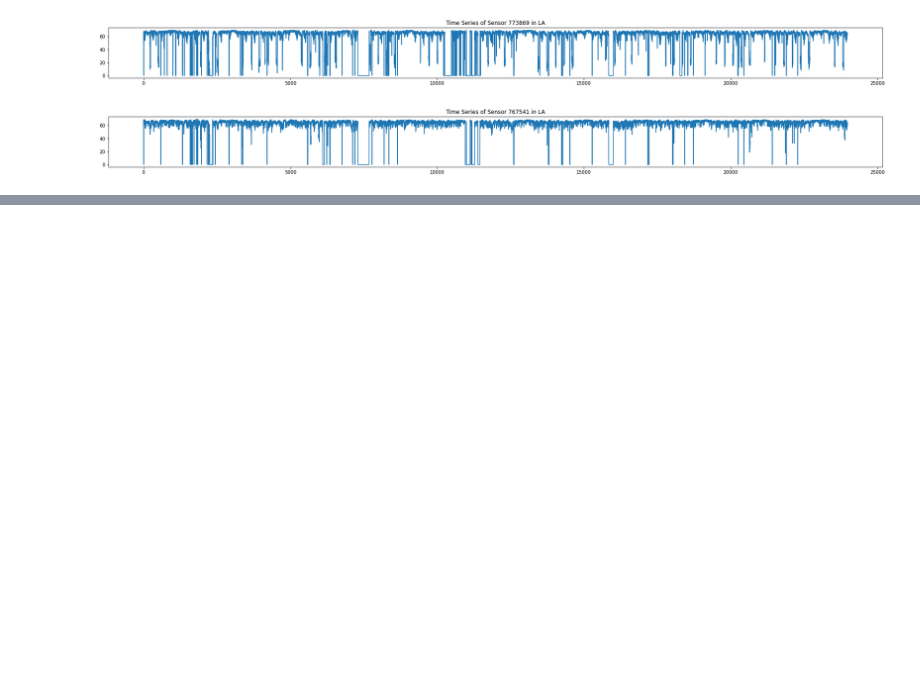
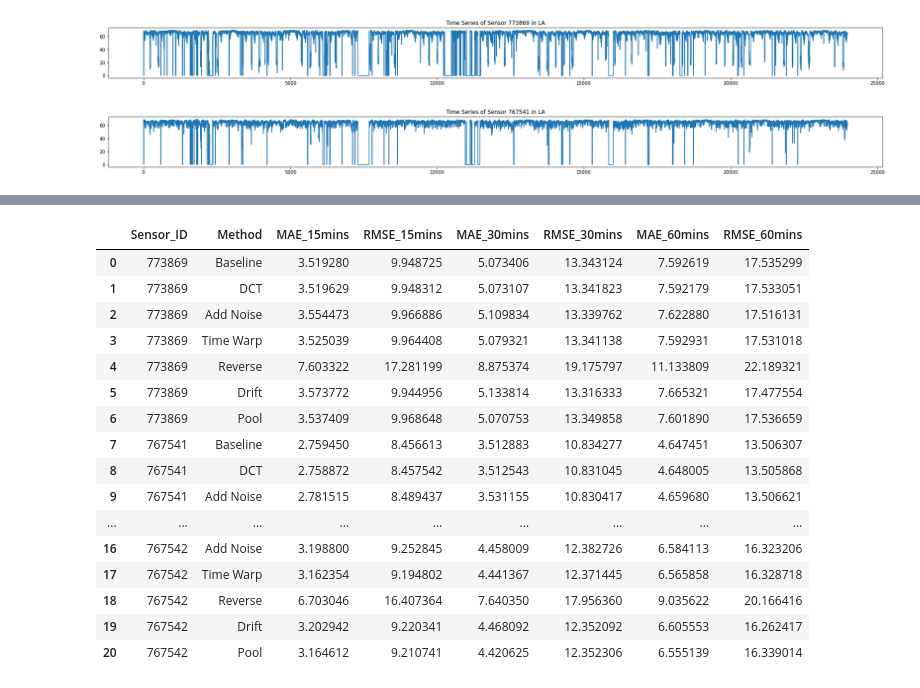
Before and after one commit to zihengh1/ML_Final, a Jupyter notebook: Data_Augmentation.ipynb, the cells around one changed output, grey strips where cells are left out. Saved outputs shown, nothing was run; the diff lists cells and outputs as text; code cells hidden in the pictures; blank space fills up the shorter version.

```diff
--- a/Data_Augmentation.ipynb
+++ b/Data_Augmentation.ipynb
@@ -19 +20,6 @@ from tsaug import TimeWarp, Crop, AddNoise, Quantize, Dropout, Drift, Reverse
+# %%
+def evaluation(pred, gt, min_index):
+    avg_mae = mean_absolute_error(pred[:, min_index], gt[:, min_index])
+    avg_rmse = np.sqrt(mean_squared_error(pred[:, min_index], gt[:, min_index]))
+    return avg_mae, avg_rmse
 # %%
@@ -113,0 +201,21 @@ Sensor:  717446,
+# %%
+pd.DataFrame(results, columns=["Sensor_ID", "Method", "MAE_15mins", "RMSE_15mins", "MAE_30mins", \
+                               "RMSE_30mins", "MAE_60mins", "RMSE_60mins"])
+# %% [output]
+|  | Sensor_ID | Method | MAE_15mins | RMSE_15mins | MAE_30mins | RMSE_30mins | MAE_60mins | RMSE_60mins |
+| 0 | 773869 | Baseline | 3.519280 | 9.948725 | 5.073406 | 13.343124 | 7.592619 | 17.535299 |
+| 1 | 773869 | DCT | 3.519629 | 9.948312 | 5.073107 | 13.341823 | 7.592179 | 17.533051 |
+| 2 | 773869 | Add Noise | 3.554473 | 9.966886 | 5.109834 | 13.339762 | 7.622880 | 17.516131 |
+| 3 | 773869 | Time Warp | 3.525039 | 9.964408 | 5.079321 | 13.341138 | 7.592931 | 17.531018 |
+| 4 | 773869 | Reverse | 7.603322 | 17.281199 | 8.875374 | 19.175797 | 11.133809 | 22.189321 |
+| 5 | 773869 | Drift | 3.573772 | 9.944956 | 5.133814 | 13.316333 | 7.665321 | 17.477554 |
+| 6 | 773869 | Pool | 3.537409 | 9.968648 | 5.070753 | 13.349858 | 7.601890 | 17.536659 |
+| 7 | 767541 | Baseline | 2.759450 | 8.456613 | 3.512883 | 10.834277 | 4.647451 | 13.506307 |
+| 8 | 767541 | DCT | 2.758872 | 8.457542 | 3.512543 | 10.831045 | 4.648005 | 13.505868 |
+| 9 | 767541 | Add Noise | 2.781515 | 8.489437 | 3.531155 | 10.830417 | 4.659680 | 13.506621 |
+| ... | ... | ... | ... | ... | ... | ... | ... | ... |
+| 16 | 767542 | Add Noise | 3.198800 | 9.252845 | 4.458009 | 12.382726 | 6.584113 | 16.323206 |
+| 17 | 767542 | Time Warp | 3.162354 | 9.194802 | 4.441367 | 12.371445 | 6.565858 | 16.328718 |
+| 18 | 767542 | Reverse | 6.703046 | 16.407364 | 7.640350 | 17.956360 | 9.035622 | 20.166416 |
+| 19 | 767542 | Drift | 3.202942 | 9.220341 | 4.468092 | 12.352092 | 6.605553 | 16.262417 |
+| 20 | 767542 | Pool | 3.164612 | 9.210741 | 4.420625 | 12.352306 | 6.555139 | 16.339014 |
```
Also changed, not shown: parts of 10 cells of this notebook.
